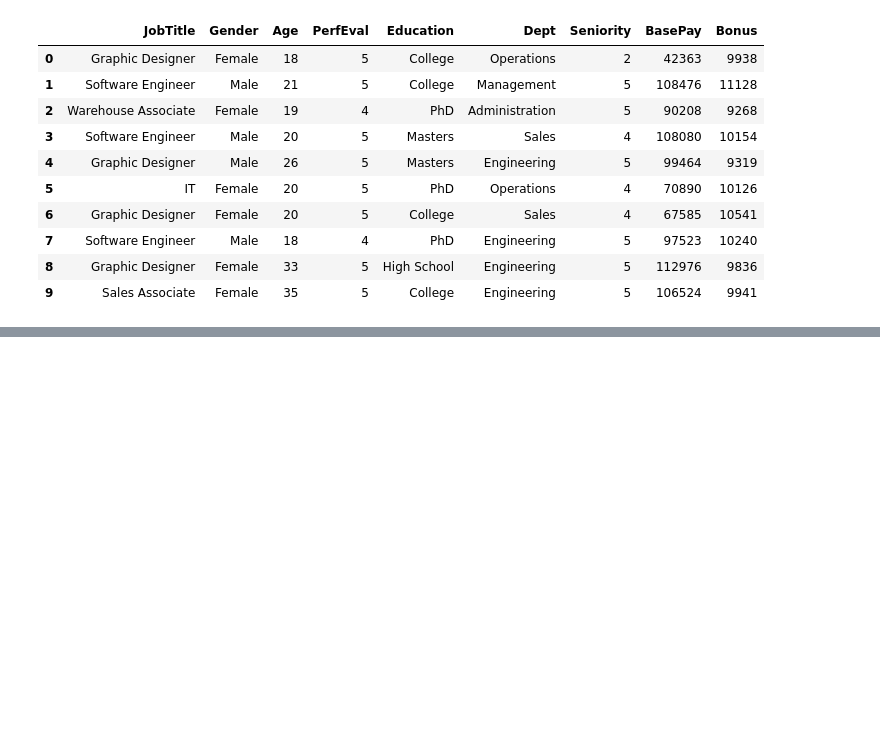
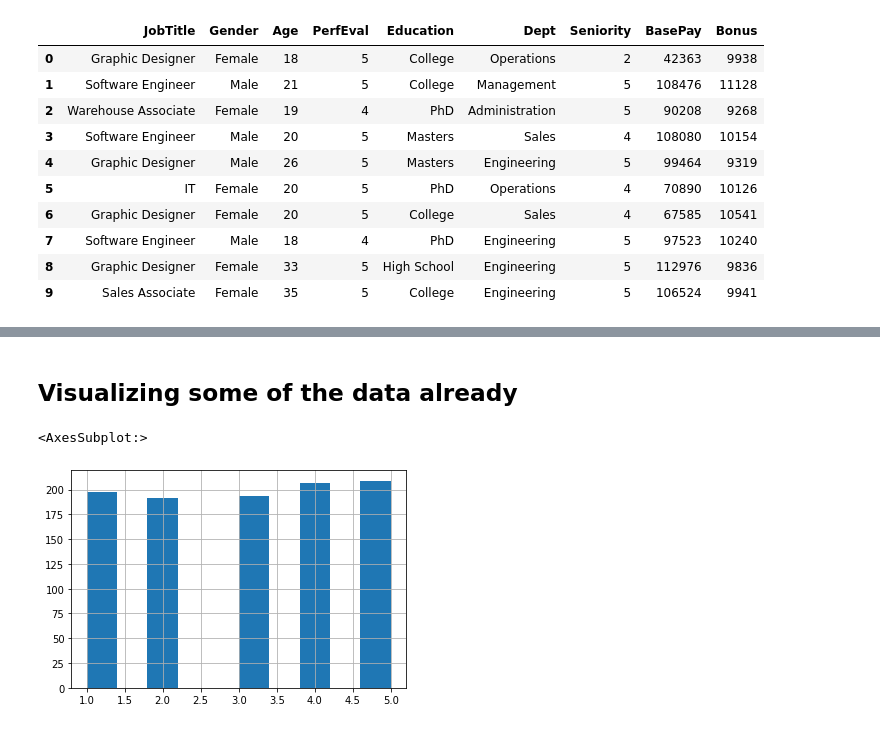
Before and after one commit to leo-cavalcante/glassdoor-pay-gap, a Jupyter notebook: Gender Pay Gap Analysis.ipynb, the cells around one changed output, grey strips where cells are left out. Drawn from its saved outputs; the diff is of its cells as text; code cells hidden in the pictures; blank space fills up the shorter version.

```diff
--- a/Gender Pay Gap Analysis.ipynb
+++ b/Gender Pay Gap Analysis.ipynb
@@ -28,0 +81,7 @@ glassdoor.head(10)
+# %% [markdown]
+## Visualizing some of the data already
+# %%
+glassdoor.PerfEval.hist()
+# %% [output]
+<AxesSubplot:>
+[figure, added]
```
Also changed, not shown: parts of 19 cells of this notebook.
